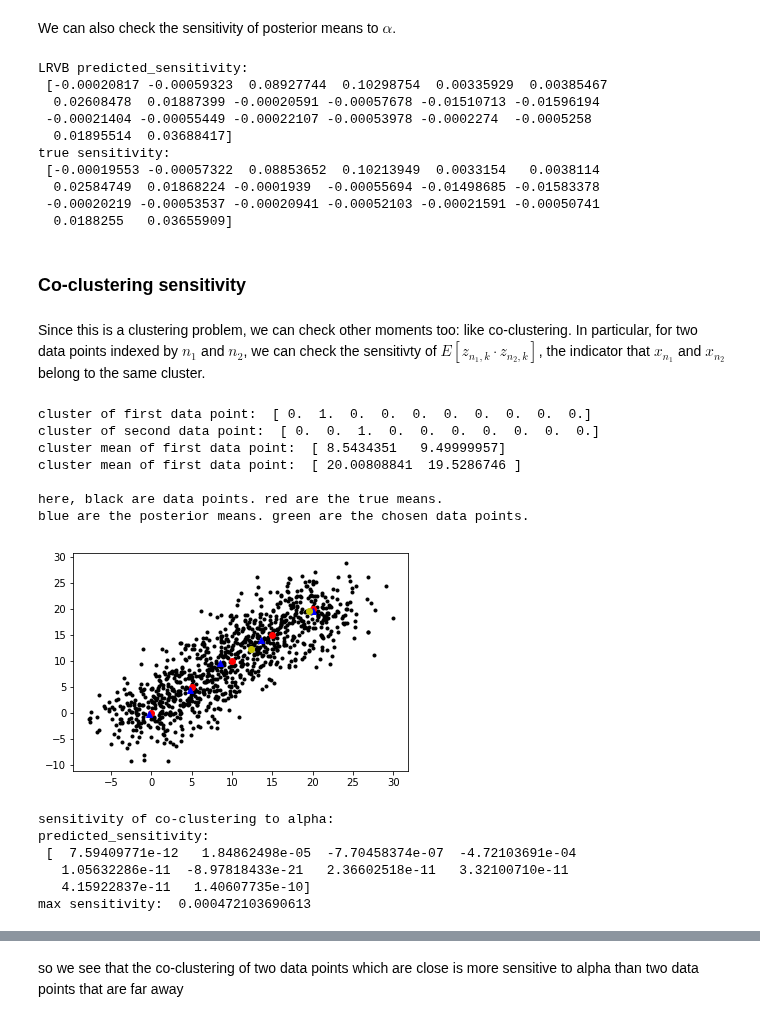
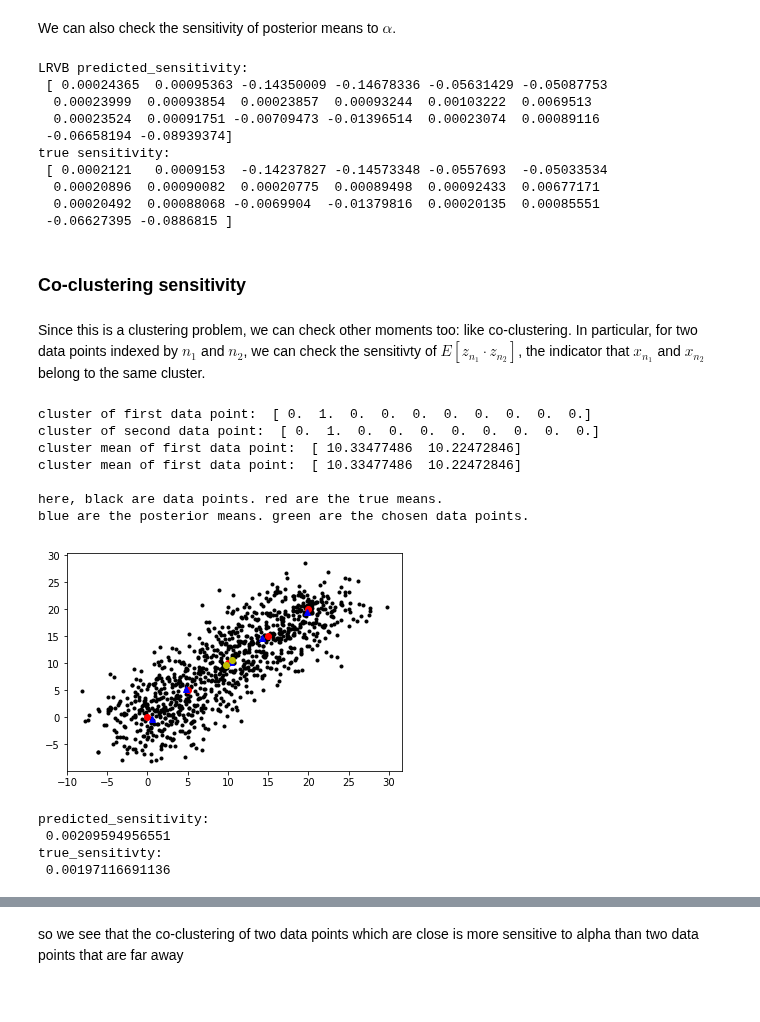
Before and after one commit to Runjing-Liu120/Variational_BNP_robustness, a Jupyter notebook: DP_mixture/DP_normal_mixture.ipynb, the cells around one changed output, grey strips where cells are left out. Drawn from its saved outputs; the diff is of its cells as text; code cells hidden in the pictures.

```diff
--- a/DP_mixture/DP_normal_mixture.ipynb
+++ b/DP_mixture/DP_normal_mixture.ipynb
@@ -218,7 +218,7 @@ here, black are data points. red are the true means. blue are the posterior mean
 # %%
 kl_obj = Objective(model.vb_params['global'], model.kl_optimize_z)
 # %%
-def minimize_kl(kl_obj, init_x, maxiter = 50, gtol = 1e-8, disp = True):
+def minimize_kl(kl_obj, init_x, maxiter = 50, gtol = 1e-6, disp = True):
     vb_opt = optimize.minimize(
         kl_obj.fun_free,
         x0=init_x,
@@ -457,77 +457,80 @@ old_mean = newton_results.vb_params['global']['mu'].get_vector()
 print('true sensitivity: \n', (perturbed_mean - old_mean) / epsilon)
 # %% [output]
 LRVB predicted_sensitivity:
- [-0.00020817 -0.00059323  0.08927744  0.10298754  0.00335929  0.00385467
-  0.02608478  0.01887399 -0.00020591 -0.00057678 -0.01510713 -0.01596194
- -0.00021404 -0.00055449 -0.00022107 -0.00053978 -0.0002274  -0.0005258
-  0.01895514  0.03688417]
+ [ 0.00024365  0.00095363 -0.14350009 -0.14678336 -0.05631429 -0.05087753
+  0.00023999  0.00093854  0.00023857  0.00093244  0.00103222  0.0069513
+  0.00023524  0.00091751 -0.00709473 -0.01396514  0.00023074  0.00089116
+ -0.06658194 -0.08939374]
 true sensitivity:
- [-0.00019553 -0.00057322  0.08853652  0.10213949  0.0033154   0.0038114
-  0.02584749  0.01868224 -0.0001939  -0.00055694 -0.01498685 -0.01583378
- -0.00020219 -0.00053537 -0.00020941 -0.00052103 -0.00021591 -0.00050741
-  0.0188255   0.03655909]
+ [ 0.0002121   0.0009153  -0.14237827 -0.14573348 -0.0557693  -0.05033534
+  0.00020896  0.00090082  0.00020775  0.00089498  0.00092433  0.00677171
+  0.00020492  0.00088068 -0.0069904  -0.01379816  0.00020135  0.00085551
+ -0.06627395 -0.0886815 ]
 # %% [markdown]
 ### Co-clustering sensitivity
 # %% [markdown]
-Since this is a clustering problem, we can check other moments too: like co-clustering. In particular, for two data points indexed by $n_1$ and $n_2$, we can check the sensitivty of $E[z_{n_1, k} \cdot z_{n_2, k}]$, the indicator that $x_{n_1}$ and $x_{n_2}$ belong to the same cluster.
+Since this is a clustering problem, we can check other moments too: like co-clustering. In particular, for two data points indexed by $n_1$ and $n_2$, we can check the sensitivty of $E[z_{n_1} \cdot z_{n_2}]$, the indicator that $x_{n_1}$ and $x_{n_2}$ belong to the same cluster.
 # %%
 def get_co_clustering(model, n1, n2):
-    # this is the interesting posterior moment
+
     e_z1 = model.vb_params['local']['e_z'].get()[n1, :]
     e_z2 = model.vb_params['local']['e_z'].get()[n2, :]
 
-    return e_z1 * e_z2
+    return np.dot(e_z1, e_z2)
 # %%
 # choose two data points
 n1 = 0
-n2 = 7
+n2 = 1
 
 cluster1 = np.round(model.vb_params['local']['e_z'].get()[n1, :])
 cluster2 = np.round(model.vb_params['local']['e_z'].get()[n2, :])
 
 print('cluster of first data point: ', cluster1)
 print('cluster of second data point: ', cluster2)
 print('cluster mean of first data point: ', np.dot(cluster1, cavi_results.vb_params['global']['mu'].get()))
 print('cluster mean of first data point: ', np.dot(cluster2, cavi_results.vb_params['global']['mu'].get()))
 
 # visualize the data
 plt.plot(x[:,0], x[:,1], 'k.')
 for k in range(k_true):
     plt.plot(true_mu[k, 0], true_mu[k, 1], 'ro')
 
 for k in range(np.shape(post_mean)[0]):
     plt.plot(post_mean[k, 0], post_mean[k, 1], 'b^')
 
 plt.plot(x[n1, 0], x[n1, 0], 'yo')
 plt.plot(x[n2, 0], x[n2, 0], 'yo')
 
 print('\nhere, black are data points. red are the true means. ')
 print('blue are the posterior means. green are the chosen data points. ')
 
 co_clustering_sensitivity = DPNormalMixtureLRVB(model, lambda x: get_co_clustering(x, n1, n2))
 # %% [output]
 cluster of first data point:  [ 0.  1.  0.  0.  0.  0.  0.  0.  0.  0.]
-cluster of second data point:  [ 0.  0.  1.  0.  0.  0.  0.  0.  0.  0.]
-cluster mean of first data point:  [ 8.5434351   9.49999957]
-cluster mean of first data point:  [ 20.00808841  19.5286746 ]
+cluster of second data point:  [ 0.  1.  0.  0.  0.  0.  0.  0.  0.  0.]
+cluster mean of first data point:  [ 10.33477486  10.22472846]
+cluster mean of first data point:  [ 10.33477486  10.22472846]
 
 here, black are data points. red are the true means.
 blue are the posterior means. green are the chosen data points.
-[figure, old version]
+[figure, new version]
-# %%
-print('sensitivity of co-clustering to alpha: ')
-lrvb_sens_co_cluster = co_clustering_sensitivity.get_sensitivity(newton_tr_opt.x)
-
-print('predicted_sensitivity: \n', lrvb_sens_co_cluster)
-
-print('max sensitivity: ', np.max(np.abs(lrvb_sens_co_cluster)))
-# %% [output]
-sensitivity of co-clustering to alpha:
-predicted_sensitivity:
- [  7.59409771e-12   1.84862498e-05  -7.70458374e-07  -4.72103691e-04
-   1.05632286e-11  -8.97818433e-21   2.36602518e-11   3.32100710e-11
-   4.15922837e-11   1.40607735e-10]
-max sensitivity:  0.000472103690613
+# %%
+lrvb_sens_co_cluster = co_clustering_sensitivity.get_sensitivity(newton_tr_opt.x)
+
+print('predicted_sensitivity: \n', lrvb_sens_co_cluster)
+co_clustering = np.dot(newton_results.vb_params['local']['e_z'].get()[n1, :], \
+    newton_results.vb_params['local']['e_z'].get()[n2, :])
+
+co_clustering_pert = np.dot(model_perturbed.vb_params['local']['e_z'].get()[n1, :], \
+    model_perturbed.vb_params['local']['e_z'].get()[n2, :])
+
+print('true_sensitivty: \n', (co_clustering_pert - co_clustering)/ epsilon)
+# print('max sensitivity: ', np.max(np.abs(lrvb_sens_co_cluster)))
+# %% [output]
+predicted_sensitivity:
+ 0.00209594956551
+true_sensitivty:
+ 0.00197116691136
 # %%
 # choose two data points
 n1 = 0
```
Also changed, not shown: parts of 25 cells of this notebook.
